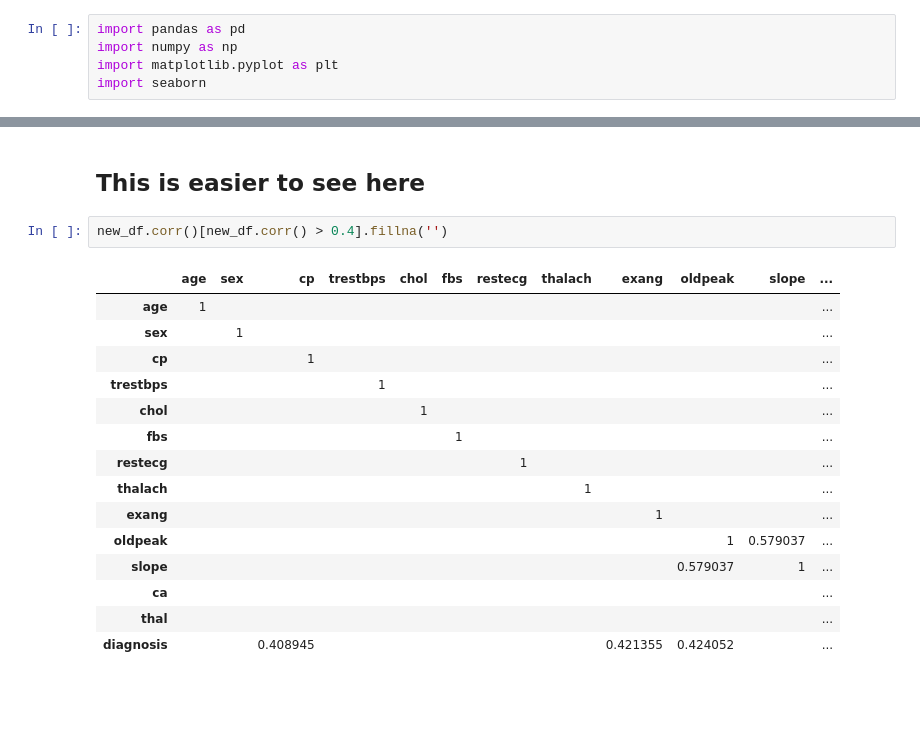
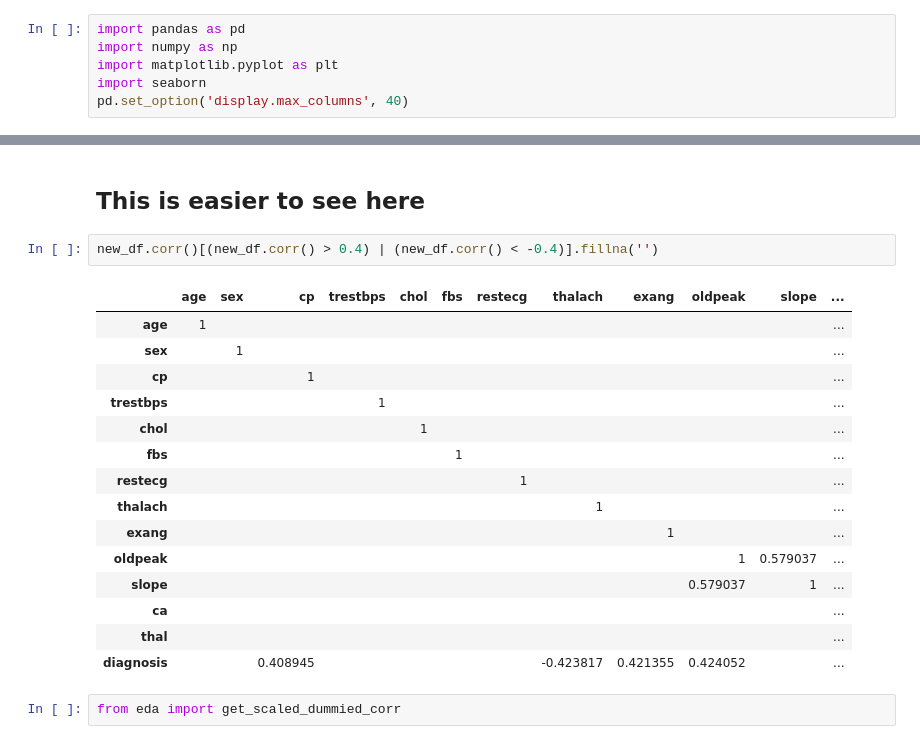
Before and after one commit to MACoup/cleveland-heart-disease, a Jupyter notebook: EDA/EDA.ipynb, the cells around one changed output, grey strips where cells are left out. Saved outputs shown, nothing was run; the diff lists cells and outputs as text; blank space fills up the shorter version.

```diff
--- a/EDA/EDA.ipynb
+++ b/EDA/EDA.ipynb
@@ -6,6 +6,7 @@ import pandas as pd
 import numpy as np
 import matplotlib.pyplot as plt
 import seaborn
+pd.set_option('display.max_columns', 40)
 # %%
 df = pd.read_csv('../Data/heart-disease-cleaned.csv')
 # %%
@@ -520,20 +521,22 @@ new_df.corr()
 # %% [markdown]
 ## This is easier to see here
 # %%
-new_df.corr()[new_df.corr() > 0.4].fillna('')
+new_df.corr()[(new_df.corr() > 0.4) | (new_df.corr() < -0.4)].fillna('')
 # %% [output]
 |  | age | sex | cp | trestbps | chol | fbs | restecg | thalach | exang | oldpeak | slope | ... |
 | age | 1 |  |  |  |  |  |  |  |  |  |  | ... |
 | sex |  | 1 |  |  |  |  |  |  |  |  |  | ... |
 | cp |  |  | 1 |  |  |  |  |  |  |  |  | ... |
 | trestbps |  |  |  | 1 |  |  |  |  |  |  |  | ... |
 | chol |  |  |  |  | 1 |  |  |  |  |  |  | ... |
 | fbs |  |  |  |  |  | 1 |  |  |  |  |  | ... |
 | restecg |  |  |  |  |  |  | 1 |  |  |  |  | ... |
 | thalach |  |  |  |  |  |  |  | 1 |  |  |  | ... |
 | exang |  |  |  |  |  |  |  |  | 1 |  |  | ... |
 | oldpeak |  |  |  |  |  |  |  |  |  | 1 | 0.579037 | ... |
 | slope |  |  |  |  |  |  |  |  |  | 0.579037 | 1 | ... |
 | ca |  |  |  |  |  |  |  |  |  |  |  | ... |
 | thal |  |  |  |  |  |  |  |  |  |  |  | ... |
-| diagnosis |  |  | 0.408945 |  |  |  |  |  | 0.421355 | 0.424052 |  | ... |
+| diagnosis |  |  | 0.408945 |  |  |  |  | -0.423817 | 0.421355 | 0.424052 |  | ... |
+# %%
+from eda import get_scaled_dummied_corr
```
Also changed, not shown: parts of 15 cells of this notebook, 15 other files.
